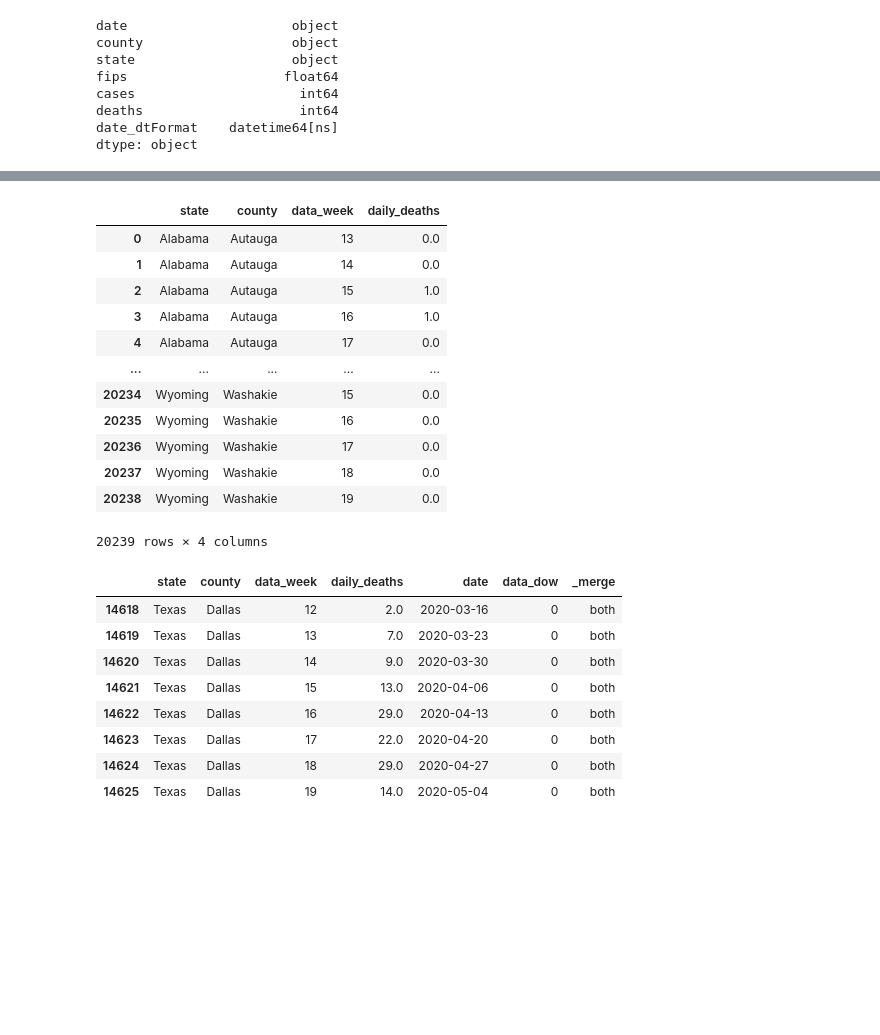
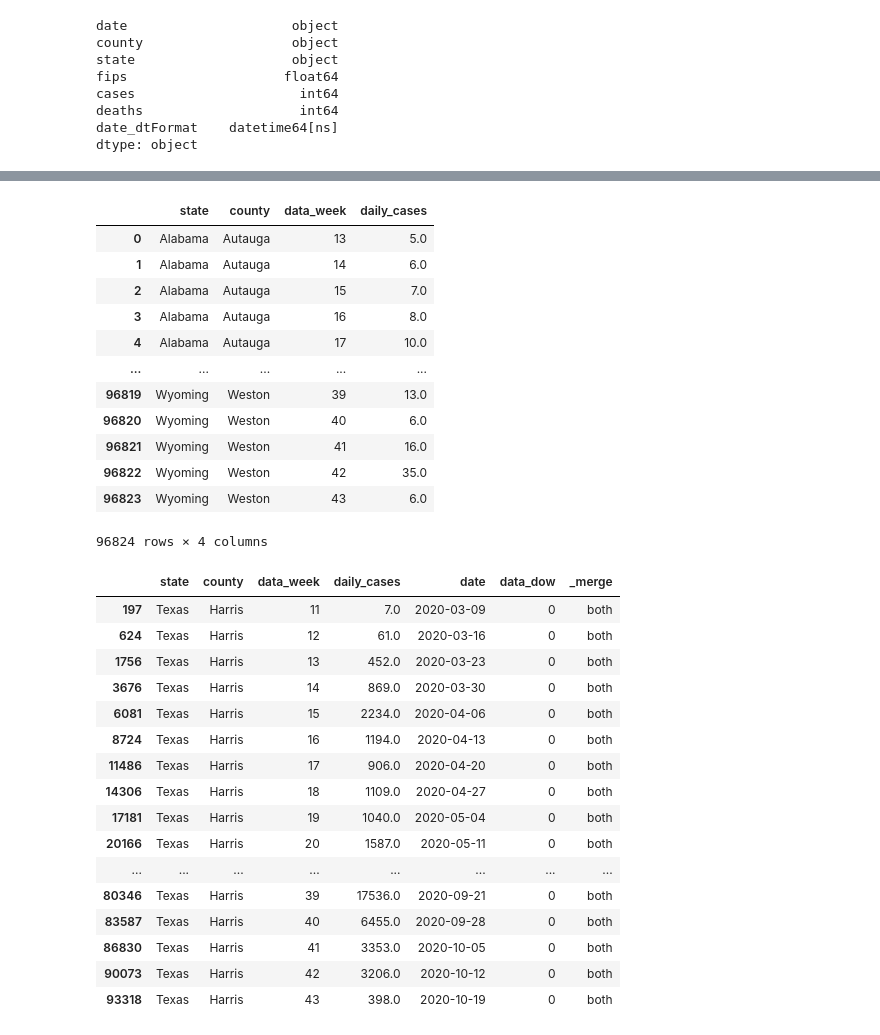
Before and after one commit to dcovarru/Python, a Jupyter notebook: Covid.ipynb, the cells around one changed output, grey strips where cells are left out. Saved outputs shown, nothing was run; the diff lists cells and outputs as text; code cells hidden in the pictures; blank space fills up the shorter version.

```diff
--- a/Covid.ipynb
+++ b/Covid.ipynb
@@ -195,8 +192,8 @@ covidData[(covidData.state == 'Wyoming') & (covidData.county=='Washakie')].tail(
 #################################################
 # covidData_aggState = covidData.groupby(['state','data_week'])['deaths'].agg('sum').to_frame().reset_index()
 
-covidData_aggState = covidData.groupby(['state','county','data_week'], as_index=False)['daily_deaths'].sum()
-# covidData_aggState = covidData.groupby(['state','county','data_week'], as_index=False)['daily_cases'].sum()
+# covidData_aggState = covidData.groupby(['state','county','data_week'], as_index=False)['daily_deaths'].sum()
+covidData_aggState = covidData.groupby(['state','county','data_week'], as_index=False)['daily_cases'].sum()
 # %%
 covidData_aggState
 # %% [output]
@@ -241,37 +243,45 @@ covidData_aggState_weekly = covidData_aggState.merge(covidData_Calendar, how = '
 # %%
 covidData_aggState
 # %% [output]
-|  | state | county | data_week | daily_deaths |
-| 0 | Alabama | Autauga | 13 | 0.0 |
-| 1 | Alabama | Autauga | 14 | 0.0 |
-| 2 | Alabama | Autauga | 15 | 1.0 |
-| 3 | Alabama | Autauga | 16 | 1.0 |
-| 4 | Alabama | Autauga | 17 | 0.0 |
+|  | state | county | data_week | daily_cases |
+| 0 | Alabama | Autauga | 13 | 5.0 |
+| 1 | Alabama | Autauga | 14 | 6.0 |
+| 2 | Alabama | Autauga | 15 | 7.0 |
+| 3 | Alabama | Autauga | 16 | 8.0 |
+| 4 | Alabama | Autauga | 17 | 10.0 |
 | ... | ... | ... | ... | ... |
-| 20234 | Wyoming | Washakie | 15 | 0.0 |
-| 20235 | Wyoming | Washakie | 16 | 0.0 |
-| 20236 | Wyoming | Washakie | 17 | 0.0 |
-| 20237 | Wyoming | Washakie | 18 | 0.0 |
-| 20238 | Wyoming | Washakie | 19 | 0.0 |
+| 96819 | Wyoming | Weston | 39 | 13.0 |
+| 96820 | Wyoming | Weston | 40 | 6.0 |
+| 96821 | Wyoming | Weston | 41 | 16.0 |
+| 96822 | Wyoming | Weston | 42 | 35.0 |
+| 96823 | Wyoming | Weston | 43 | 6.0 |
-20239 rows × 4 columns
+96824 rows × 4 columns
 # %%
 #################################################
 # Difference data to get weekly volume
 #################################################
 
 # covidData_aggState[(covidData_aggState['state'] == "Texas") & (covidData_aggState['county'].isin(['Bexar']))]['deaths'].diff(periods=1)
-covidData_temp = covidData_aggState_weekly[(covidData_aggState_weekly['state'] == "Texas") & (covidData_aggState_weekly['county'].isin(['Dallas']))].sort_values(by=['date'])
+covidData_temp = covidData_aggState_weekly[(covidData_aggState_weekly['state'] == "Texas") & (covidData_aggState_weekly['county'].isin(['Harris']))].sort_values(by=['date'])
 covidData_temp
 # %% [output]
-|  | state | county | data_week | daily_deaths | date | data_dow | _merge |
-| 14618 | Texas | Dallas | 12 | 2.0 | 2020-03-16 | 0 | both |
-| 14619 | Texas | Dallas | 13 | 7.0 | 2020-03-23 | 0 | both |
-| 14620 | Texas | Dallas | 14 | 9.0 | 2020-03-30 | 0 | both |
-| 14621 | Texas | Dallas | 15 | 13.0 | 2020-04-06 | 0 | both |
-| 14622 | Texas | Dallas | 16 | 29.0 | 2020-04-13 | 0 | both |
-| 14623 | Texas | Dallas | 17 | 22.0 | 2020-04-20 | 0 | both |
-| 14624 | Texas | Dallas | 18 | 29.0 | 2020-04-27 | 0 | both |
-| 14625 | Texas | Dallas | 19 | 14.0 | 2020-05-04 | 0 | both |
+|  | state | county | data_week | daily_cases | date | data_dow | _merge |
+| 197 | Texas | Harris | 11 | 7.0 | 2020-03-09 | 0 | both |
+| 624 | Texas | Harris | 12 | 61.0 | 2020-03-16 | 0 | both |
+| 1756 | Texas | Harris | 13 | 452.0 | 2020-03-23 | 0 | both |
+| 3676 | Texas | Harris | 14 | 869.0 | 2020-03-30 | 0 | both |
+| 6081 | Texas | Harris | 15 | 2234.0 | 2020-04-06 | 0 | both |
+| 8724 | Texas | Harris | 16 | 1194.0 | 2020-04-13 | 0 | both |
+| 11486 | Texas | Harris | 17 | 906.0 | 2020-04-20 | 0 | both |
+| 14306 | Texas | Harris | 18 | 1109.0 | 2020-04-27 | 0 | both |
+| 17181 | Texas | Harris | 19 | 1040.0 | 2020-05-04 | 0 | both |
+| 20166 | Texas | Harris | 20 | 1587.0 | 2020-05-11 | 0 | both |
+| ... | ... | ... | ... | ... | ... | ... | ... |
+| 80346 | Texas | Harris | 39 | 17536.0 | 2020-09-21 | 0 | both |
+| 83587 | Texas | Harris | 40 | 6455.0 | 2020-09-28 | 0 | both |
+| 86830 | Texas | Harris | 41 | 3353.0 | 2020-10-05 | 0 | both |
+| 90073 | Texas | Harris | 42 | 3206.0 | 2020-10-12 | 0 | both |
+| 93318 | Texas | Harris | 43 | 398.0 | 2020-10-19 | 0 | both |
 # %%
 # covidTrace = go.Bar(x = covidData_temp.date, y = covidData_temp.daily_cases)
 # fig = go.Figure(data = [covidTrace])
```
Also changed, not shown: parts of 11 cells of this notebook.
